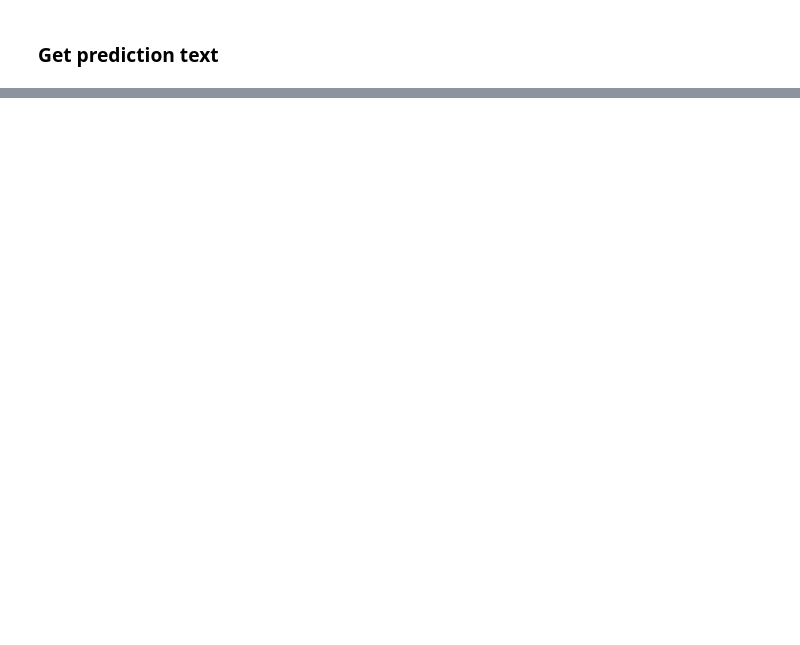
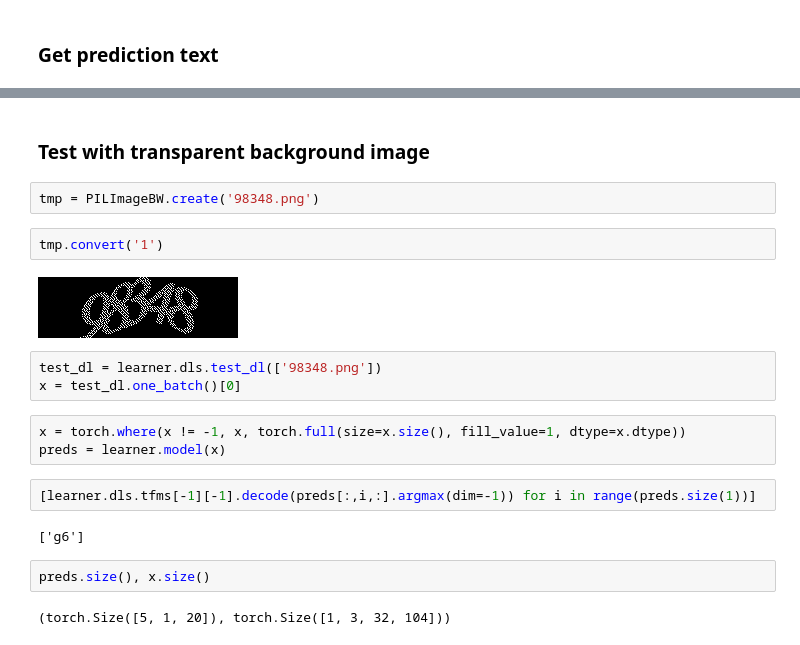
Before and after one commit to thanhlt998/ocr_captcha_crnn, a Jupyter notebook: captcha_crnn.ipynb, the cells around one changed output, grey strips where cells are left out. Drawn from its saved outputs; the diff is of its cells as text; blank space fills up the shorter version.

```diff
--- a/captcha_crnn.ipynb
+++ b/captcha_crnn.ipynb
@@ -450,0 +455,22 @@ torch.Size([5, 1, 20])
+# %% [markdown]
+### Test with transparent background image
+# %%
+tmp = PILImageBW.create('98348.png')
+# %%
+tmp.convert('1')
+# %% [output]
+[figure, added]
+# %%
+test_dl = learner.dls.test_dl(['98348.png'])
+x = test_dl.one_batch()[0]
+# %%
+x = torch.where(x != -1, x, torch.full(size=x.size(), fill_value=1, dtype=x.dtype))
+preds = learner.model(x)
+# %%
+[learner.dls.tfms[-1][-1].decode(preds[:,i,:].argmax(dim=-1)) for i in range(preds.size(1))]
+# %% [output]
+['g6']
+# %%
+preds.size(), x.size()
+# %% [output]
+(torch.Size([5, 1, 20]), torch.Size([1, 3, 32, 104]))
```
Also changed, not shown: parts of 9 cells of this notebook.
